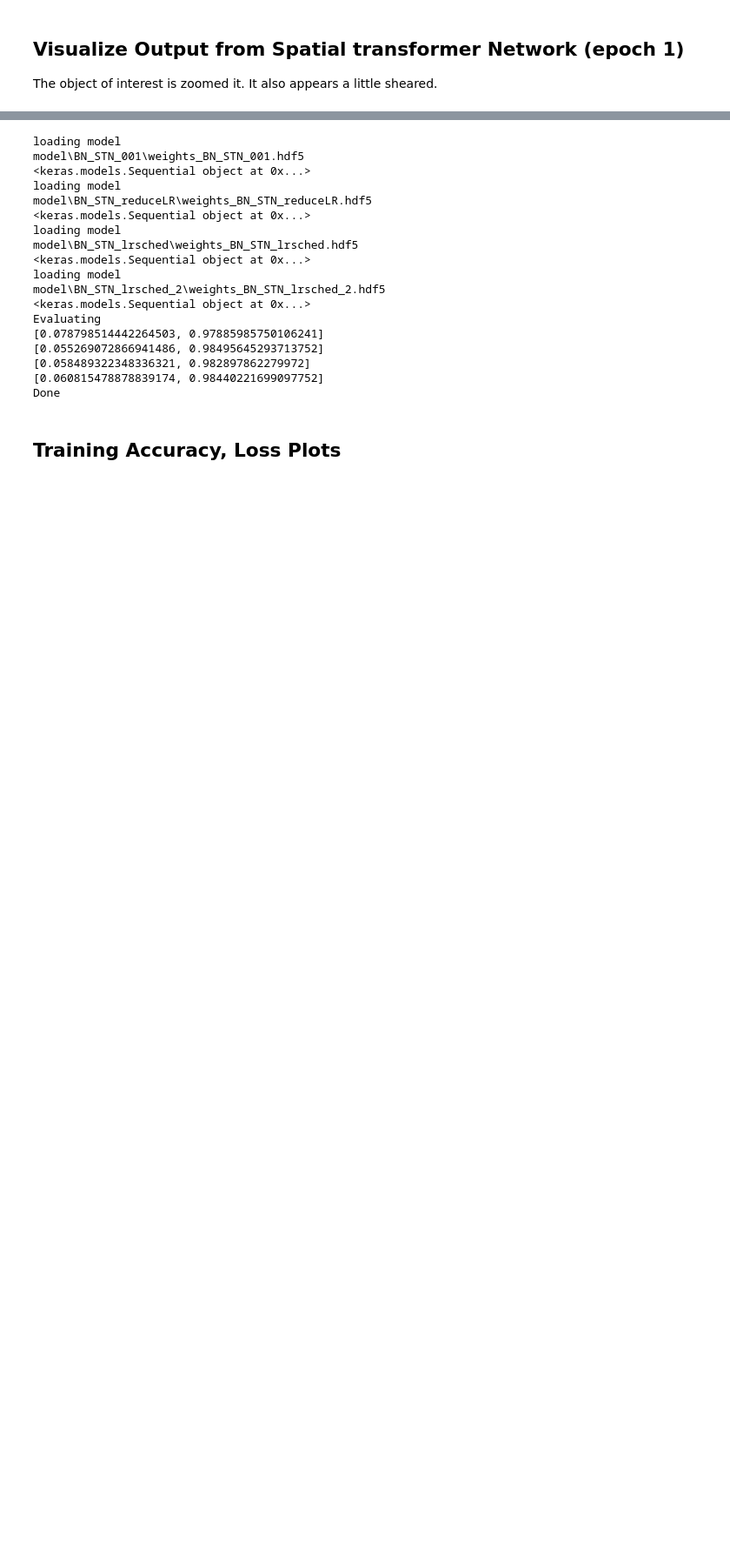
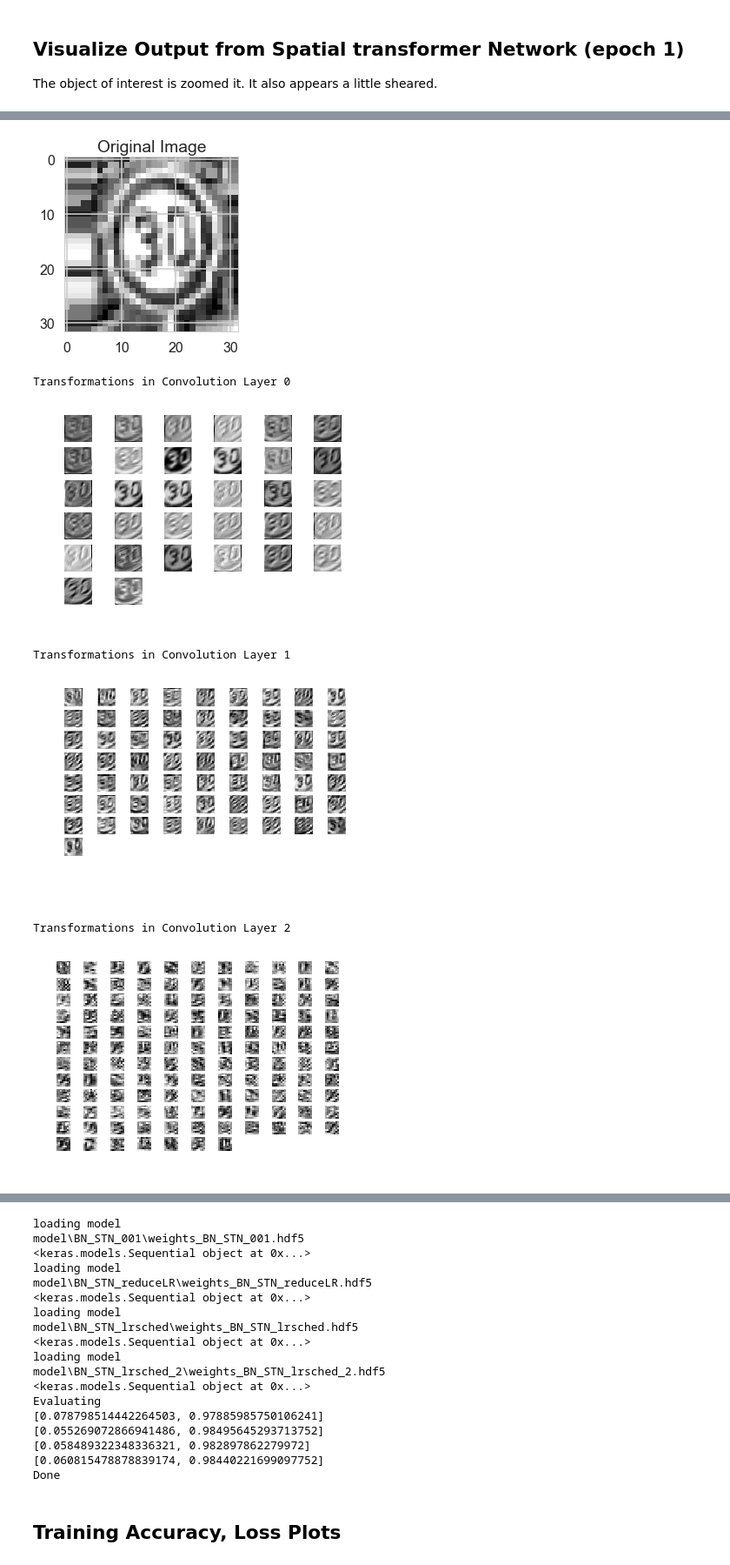
Before and after one commit to saritanavuluru/ML, a Jupyter notebook: capstone/KerasGTSB/Capstone-TrafficSignalClassification.ipynb, the cells around one changed output, grey strips where cells are left out. Shown at 87% size. Cells and saved outputs as stored; diff of their text form; code cells hidden in the pictures; blank space fills up the shorter version.

Commit message:
Visualize Convolutions

```diff
--- a/capstone/KerasGTSB/Capstone-TrafficSignalClassification.ipynb
+++ b/capstone/KerasGTSB/Capstone-TrafficSignalClassification.ipynb
@@ -779,0 +786,32 @@ plotter.plot_2_datasets(first_imgs[1:5],np.asarray(Xresult).squeeze(),"X_train",
+# %%
+import matplotlib.pyplot as plt
+# Get the convolutional layers
+conv2d_layers = [layer for layer in model.layers if isinstance(layer, Convolution2D)]
+# select two images
+img_indices = np.asarray([1,25])
+sel_imgs = first_imgs[img_indices]
+
+# keras function
+conv_funct = K.function([model.layers[0].input, K.learning_phase()], [layer.output for layer in conv2d_layers])
+imgs_layers_outputs = conv_funct([sel_imgs, 0])
+
+for img_no in range(len(img_indices)):
+    plt.title("Original Image")
+    plt.imshow(sel_imgs[img_no].squeeze(), cmap='gray')
+    plt.tight_layout()
+    plt.show()
+
+    for conv_no, layer_outputs in enumerate(imgs_layers_outputs):
+        layer_outputs_for_img = layer_outputs[img_no]
+        print("Transformations in Convolution Layer %d" % conv_no)
+        figures = [layer_outputs_for_img[:, :, output] for output in range(layer_outputs_for_img.shape[-1])]
+        dims = plotter.get_dim(len(figures))
+        plotter.plot_figures(figures, dims)
+# %% [output]
+[figure, added]
+Transformations in Convolution Layer 0
+[figure, added]
+Transformations in Convolution Layer 1
+[figure, added]
+Transformations in Convolution Layer 2
+[figure, added]
```
Also changed, not shown: parts of 13 cells of this notebook.
